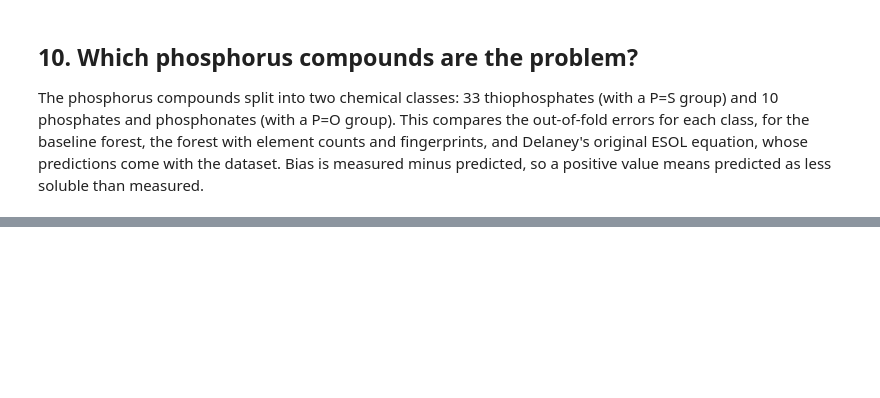
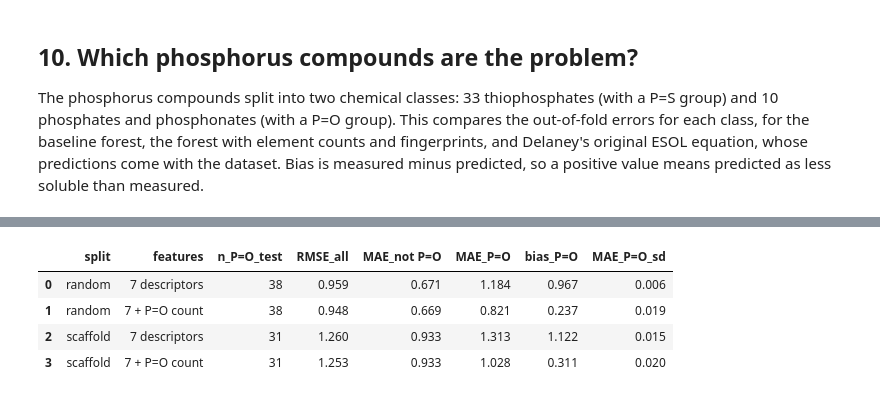
Before and after one commit to Ash679-ux/chem-ml-solubility, a Jupyter notebook: molecules.ipynb, the cells around one changed output, grey strips where cells are left out. Saved outputs shown, nothing was run; the diff lists cells and outputs as text; code cells hidden in the pictures; blank space fills up the shorter version.

```diff
--- a/molecules.ipynb
+++ b/molecules.ipynb
@@ -568,0 +914,41 @@ p_table.round(2)
+# %%
+ul = big["Ulrich"]  # Ulrich set with ESOL already removed
+y_ul = ul["logS"].to_numpy()
+ul_po = (ul["p_class"] == "P=O").to_numpy()
+
+# same two kinds of split as sections 3 and 4
+ul_splits = {
+    "random": train_test_split(np.arange(len(ul)), test_size=0.2, random_state=SEED),
+    "scaffold": scaffold_split(ul["mol"].tolist()),
+}
+
+ul_rows = []
+for split, (a, b) in ul_splits.items():
+    a, b = np.asarray(a), np.asarray(b)
+    for f in FEATURES:
+        Xf = X_big[("Ulrich", f)].to_numpy()
+        runs = []
+        for seed in CV_SEEDS:
+            rf = RandomForestRegressor(n_estimators=300, random_state=seed, n_jobs=-1)
+            rf.fit(Xf[a], y_ul[a])
+            err = y_ul[b] - rf.predict(Xf[b])  # measured - predicted
+            p = ul_po[b]                       # which test molecules are P=O
+            runs.append({
+                "RMSE_all": np.sqrt((err ** 2).mean()),
+                "MAE_not P=O": np.abs(err[~p]).mean(),
+                "MAE_P=O": np.abs(err[p]).mean(),
+                "bias_P=O": err[p].mean(),
+            })
+        runs = pd.DataFrame(runs)
+        ul_rows.append({"split": split, "features": f, "n_P=O_test": int(ul_po[b].sum()),
+                        **runs.mean().to_dict(), "MAE_P=O_sd": runs["MAE_P=O"].std()})
+
+ul_table = pd.DataFrame(ul_rows)
+ul_table.round(3).to_csv("results_external_ulrich.csv", index=False)
+ul_table.round(3)
+# %% [output]
+|  | split | features | n_P=O_test | RMSE_all | MAE_not P=O | MAE_P=O | bias_P=O | MAE_P=O_sd |
+| 0 | random | 7 descriptors | 38 | 0.959 | 0.671 | 1.184 | 0.967 | 0.006 |
+| 1 | random | 7 + P=O count | 38 | 0.948 | 0.669 | 0.821 | 0.237 | 0.019 |
+| 2 | scaffold | 7 descriptors | 31 | 1.260 | 0.933 | 1.313 | 1.122 | 0.015 |
+| 3 | scaffold | 7 + P=O count | 31 | 1.253 | 0.933 | 1.028 | 0.311 | 0.020 |
```
Also changed, not shown: parts of 38 cells of this notebook, 6 other files.
